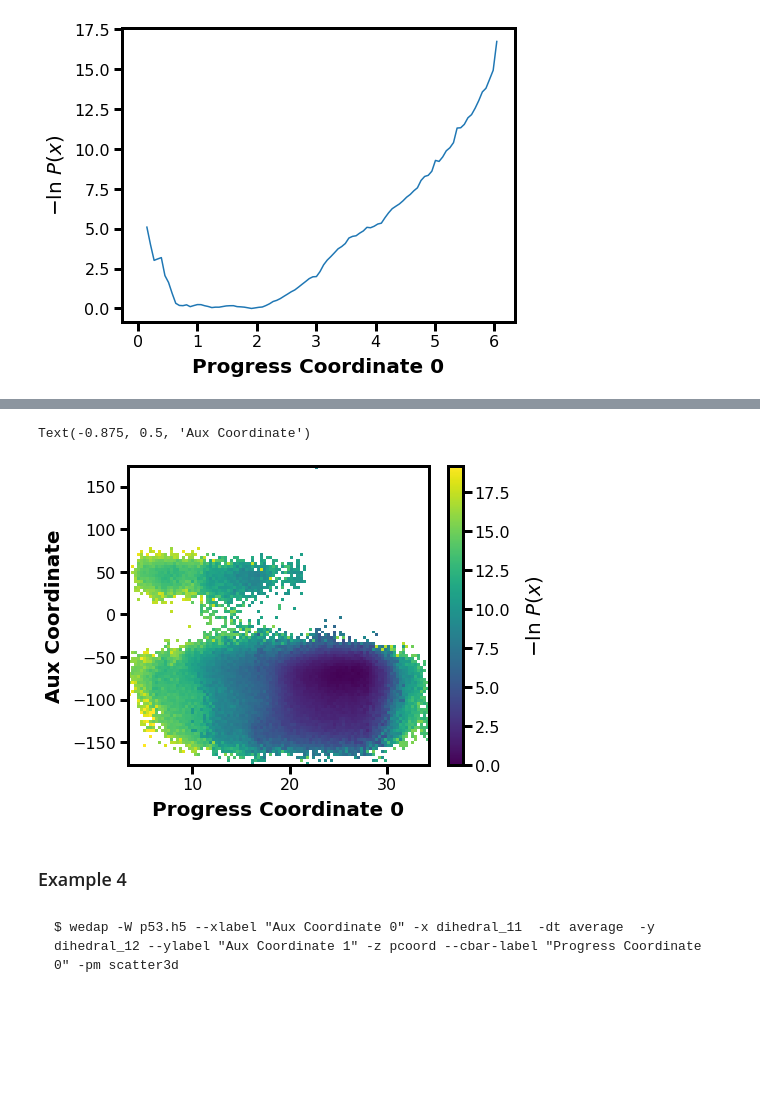
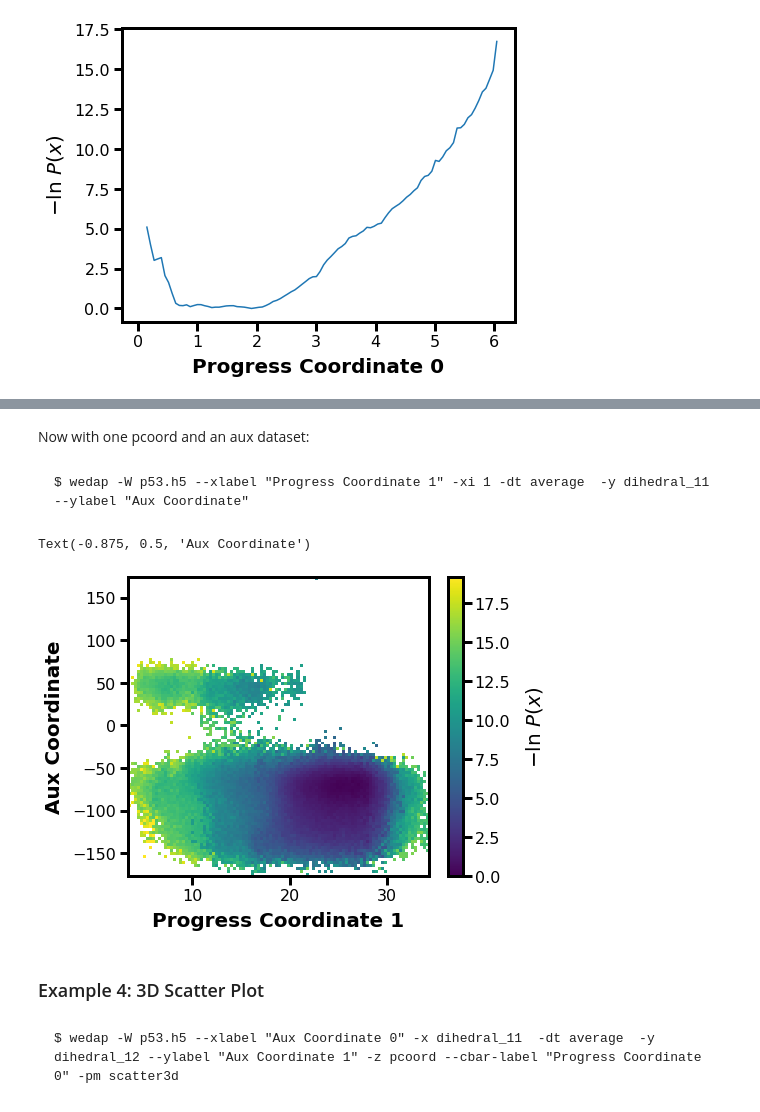
Before and after one commit to darianyang/wedap, a Jupyter notebook: examples/notebook/wedap_demo.ipynb, the cells around one changed output, grey strips where cells are left out. Cells and saved outputs as stored; diff of their text form; code cells hidden in the pictures; blank space fills up the shorter version.

````diff
--- a/examples/notebook/wedap_demo.ipynb
+++ b/examples/notebook/wedap_demo.ipynb
@@ -60,12 +92,18 @@ $ wedap -W p53.h5 --xlabel "Progress Coordinate 1" -xi 1 -dt average  -y dihedra
+# %% [markdown]
+Now with one pcoord and an aux dataset:
+# %% [markdown]
+```
+$ wedap -W p53.h5 --xlabel "Progress Coordinate 1" -xi 1 -dt average  -y dihedral_11 --ylabel "Aux Coordinate"
+```
 # %%
 wedap.H5_Plot(h5="p53.h5", data_type="average", Xindex=1, Yname="dihedral_11").plot()
-plt.xlabel("Progress Coordinate 0")
+plt.xlabel("Progress Coordinate 1")
 plt.ylabel("Aux Coordinate")
 # %% [output]
 Text(-0.875, 0.5, 'Aux Coordinate')
-[figure, old version]
+[figure, new version]
 # %% [markdown]
-### Example 4
+### Example 4: 3D Scatter Plot
 # %% [markdown]
 ```
 $ wedap -W p53.h5 --xlabel "Aux Coordinate 0" -x dihedral_11  -dt average  -y dihedral_12 --ylabel "Aux Coordinate 1" -z pcoord --cbar-label "Progress Coordinate 0" -pm scatter3d
````
Also changed, not shown: parts of 42 cells of this notebook, 3 other files.
